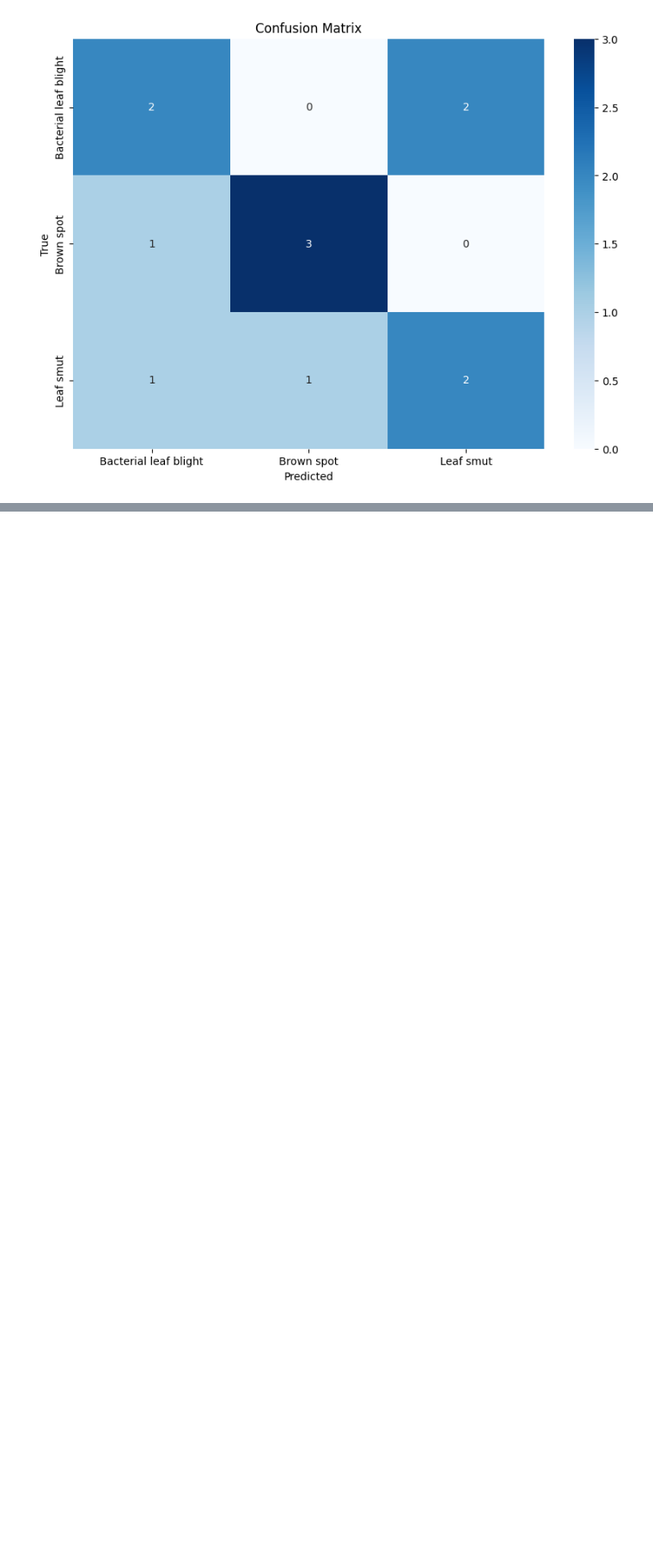
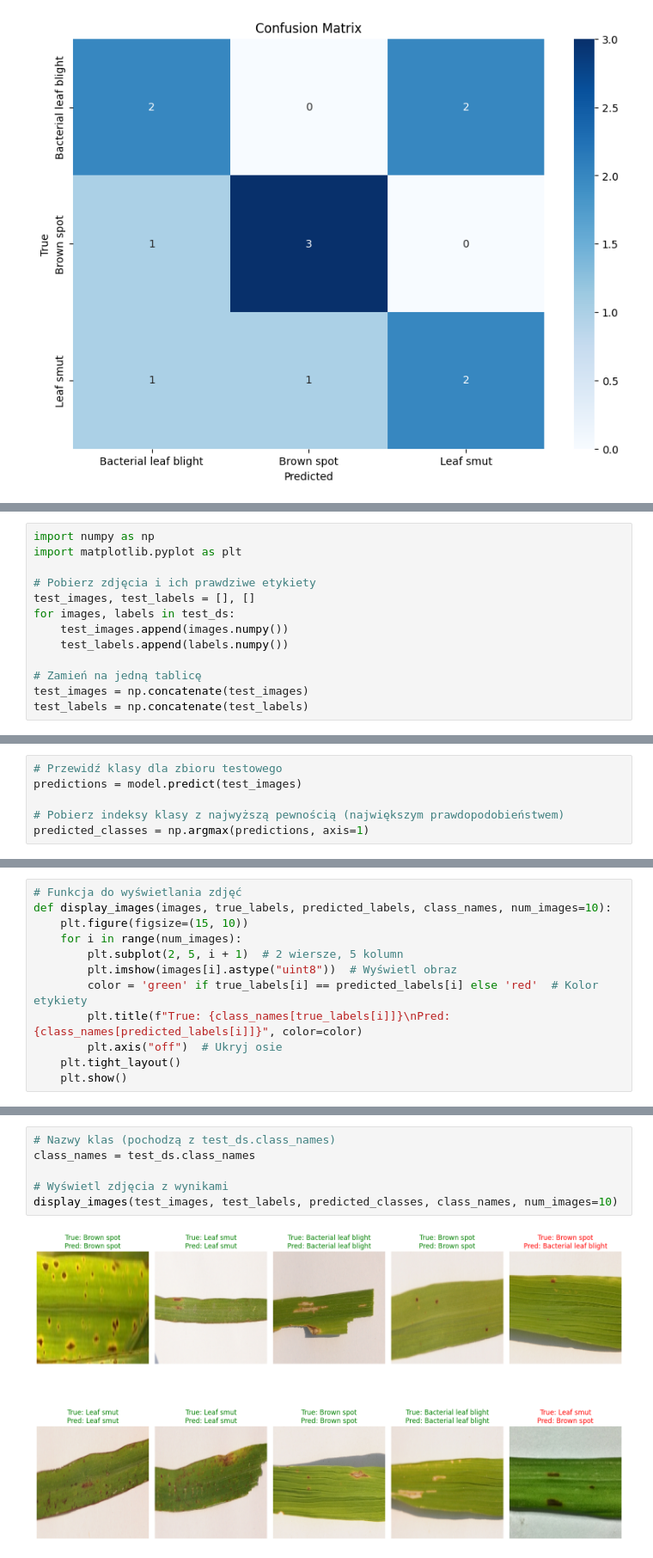
Before and after one commit to piaseckazaneta/CV, a Jupyter notebook: Project1_RiceLeafDiseases.ipynb, the cells around one changed output, grey strips where cells are left out. Shown at 86% size. Cells and saved outputs as stored; diff of their text form; blank space fills up the shorter version.

```diff
--- a/Project1_RiceLeafDiseases.ipynb
+++ b/Project1_RiceLeafDiseases.ipynb
@@ -312,0 +318,13 @@ plt.show()
+# %%
+import numpy as np
+import matplotlib.pyplot as plt
+
+# Pobierz zdjęcia i ich prawdziwe etykiety
+test_images, test_labels = [], []
+for images, labels in test_ds:
+    test_images.append(images.numpy())
+    test_labels.append(labels.numpy())
+
+# Zamień na jedną tablicę
+test_images = np.concatenate(test_images)
+test_labels = np.concatenate(test_labels)
@@ -312,0 +336,6 @@ plt.show()
+# %%
+# Przewidź klasy dla zbioru testowego
+predictions = model.predict(test_images)
+
+# Pobierz indeksy klasy z najwyższą pewnością (największym prawdopodobieństwem)
+predicted_classes = np.argmax(predictions, axis=1)
@@ -312,0 +349,12 @@ plt.show()
+# %%
+# Funkcja do wyświetlania zdjęć
+def display_images(images, true_labels, predicted_labels, class_names, num_images=10):
+    plt.figure(figsize=(15, 10))
+    for i in range(num_images):
+        plt.subplot(2, 5, i + 1)  # 2 wiersze, 5 kolumn
+        plt.imshow(images[i].astype("uint8"))  # Wyświetl obraz
+        color = 'green' if true_labels[i] == predicted_labels[i] else 'red'  # Kolor etykiety
+        plt.title(f"True: {class_names[true_labels[i]]}\nPred: {class_names[predicted_labels[i]]}", color=color)
+        plt.axis("off")  # Ukryj osie
+    plt.tight_layout()
+    plt.show()
@@ -312,0 +366,8 @@ plt.show()
+# %%
+# Nazwy klas (pochodzą z test_ds.class_names)
+class_names = test_ds.class_names
+
+# Wyświetl zdjęcia z wynikami
+display_images(test_images, test_labels, predicted_classes, class_names, num_images=10)
+# %% [output]
+[figure, added]
```
Also changed, not shown: parts of 6 cells of this notebook.
